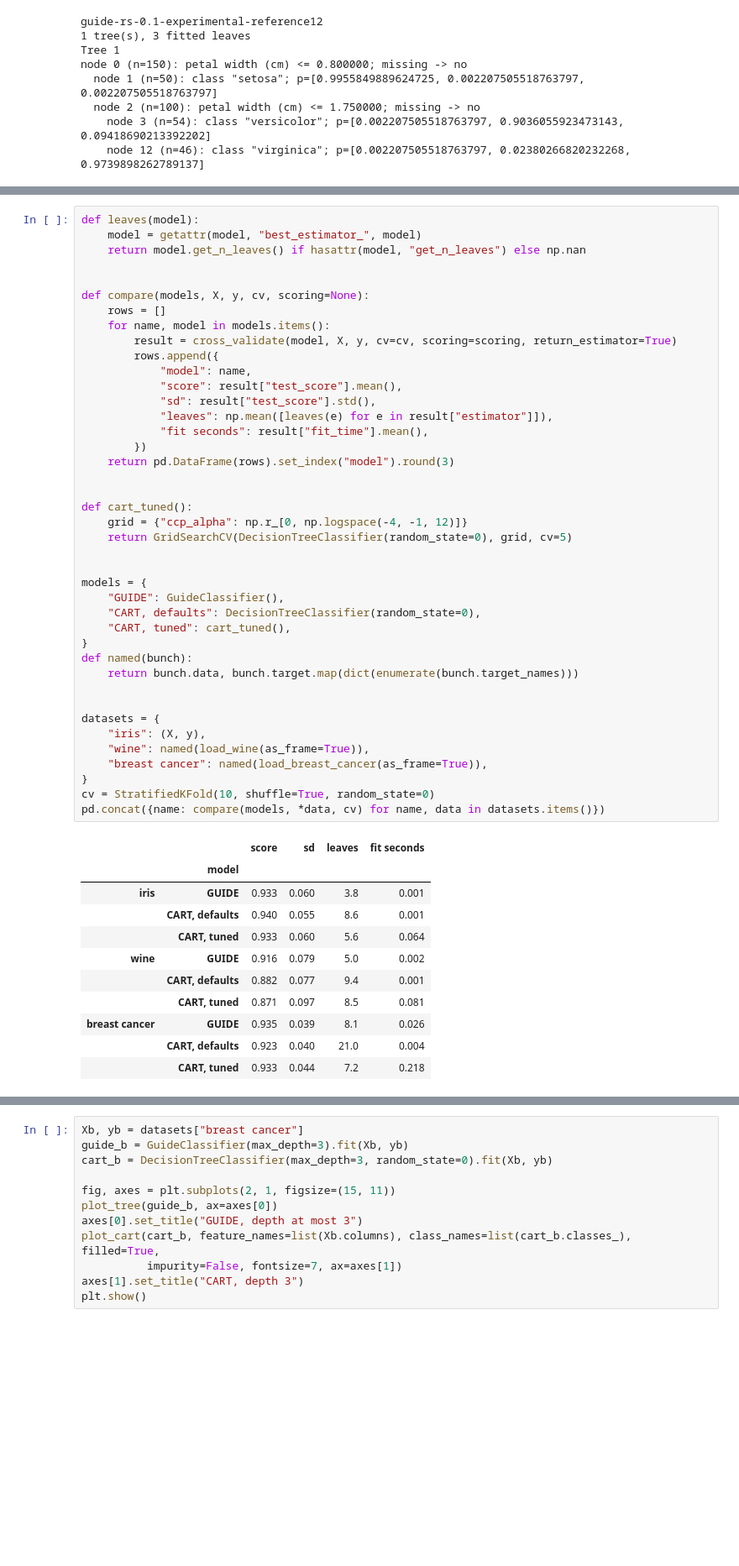
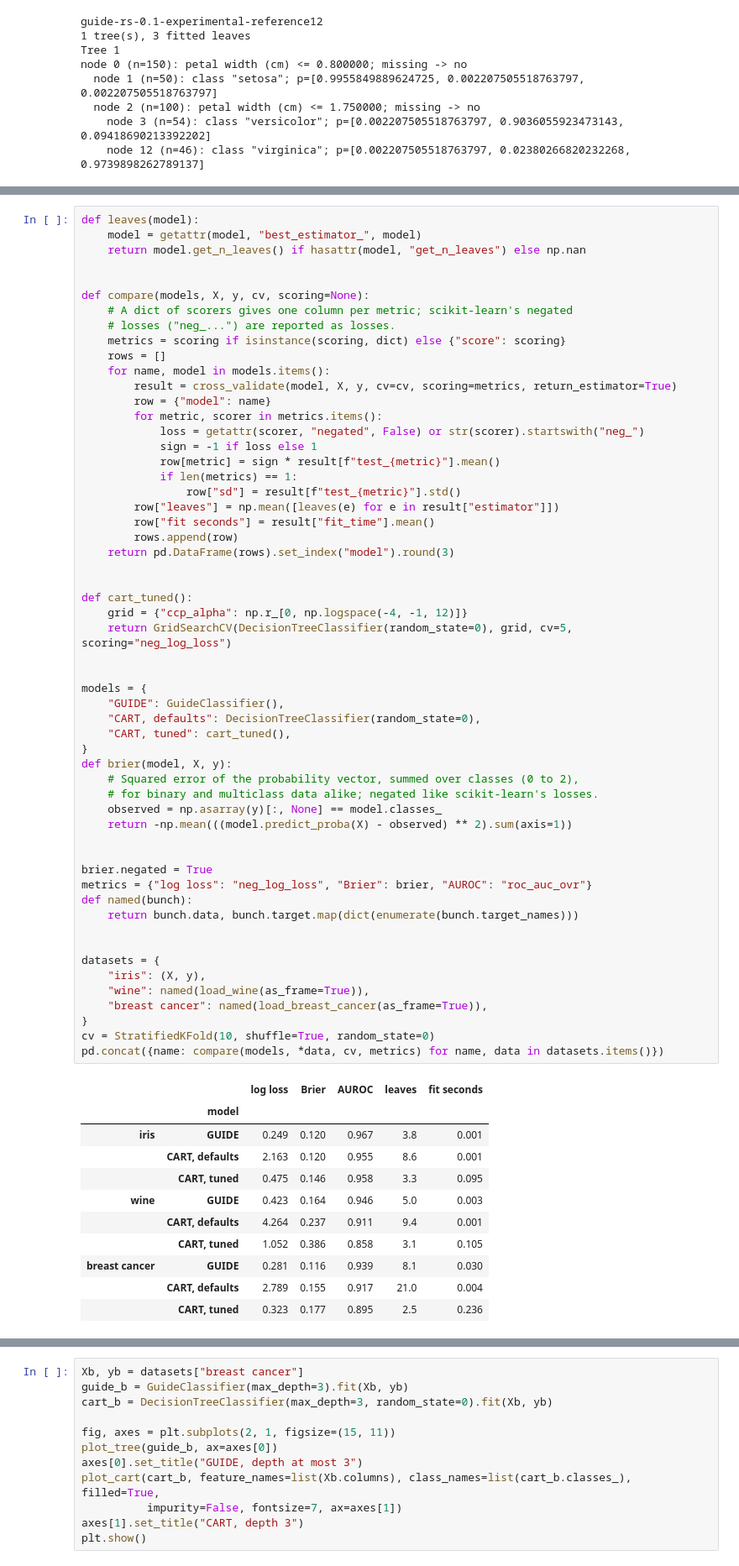
Before and after one commit to bgreenwell/guide-rs, a Jupyter notebook: python/examples/classification.ipynb, the cells around one changed output, grey strips where cells are left out. Shown at 84% size. Saved outputs shown, nothing was run; the diff lists cells and outputs as text; blank space fills up the shorter version.

```diff
--- a/python/examples/classification.ipynb
+++ b/python/examples/classification.ipynb
@@ -62,52 +69,67 @@ def leaves(model):
     model = getattr(model, "best_estimator_", model)
     return model.get_n_leaves() if hasattr(model, "get_n_leaves") else np.nan
 
 
 def compare(models, X, y, cv, scoring=None):
+    # A dict of scorers gives one column per metric; scikit-learn's negated
+    # losses ("neg_...") are reported as losses.
+    metrics = scoring if isinstance(scoring, dict) else {"score": scoring}
     rows = []
     for name, model in models.items():
-        result = cross_validate(model, X, y, cv=cv, scoring=scoring, return_estimator=True)
-        rows.append({
-            "model": name,
-            "score": result["test_score"].mean(),
-            "sd": result["test_score"].std(),
-            "leaves": np.mean([leaves(e) for e in result["estimator"]]),
-            "fit seconds": result["fit_time"].mean(),
-        })
+        result = cross_validate(model, X, y, cv=cv, scoring=metrics, return_estimator=True)
+        row = {"model": name}
+        for metric, scorer in metrics.items():
+            loss = getattr(scorer, "negated", False) or str(scorer).startswith("neg_")
+            sign = -1 if loss else 1
+            row[metric] = sign * result[f"test_{metric}"].mean()
+            if len(metrics) == 1:
+                row["sd"] = result[f"test_{metric}"].std()
+        row["leaves"] = np.mean([leaves(e) for e in result["estimator"]])
+        row["fit seconds"] = result["fit_time"].mean()
+        rows.append(row)
     return pd.DataFrame(rows).set_index("model").round(3)
 
 
 def cart_tuned():
     grid = {"ccp_alpha": np.r_[0, np.logspace(-4, -1, 12)]}
-    return GridSearchCV(DecisionTreeClassifier(random_state=0), grid, cv=5)
+    return GridSearchCV(DecisionTreeClassifier(random_state=0), grid, cv=5, scoring="neg_log_loss")
 
 
 models = {
     "GUIDE": GuideClassifier(),
     "CART, defaults": DecisionTreeClassifier(random_state=0),
     "CART, tuned": cart_tuned(),
 }
+def brier(model, X, y):
+    # Squared error of the probability vector, summed over classes (0 to 2),
+    # for binary and multiclass data alike; negated like scikit-learn's losses.
+    observed = np.asarray(y)[:, None] == model.classes_
+    return -np.mean(((model.predict_proba(X) - observed) ** 2).sum(axis=1))
+
+
+brier.negated = True
+metrics = {"log loss": "neg_log_loss", "Brier": brier, "AUROC": "roc_auc_ovr"}
 def named(bunch):
     return bunch.data, bunch.target.map(dict(enumerate(bunch.target_names)))
 
 
 datasets = {
     "iris": (X, y),
     "wine": named(load_wine(as_frame=True)),
     "breast cancer": named(load_breast_cancer(as_frame=True)),
 }
 cv = StratifiedKFold(10, shuffle=True, random_state=0)
-pd.concat({name: compare(models, *data, cv) for name, data in datasets.items()})
+pd.concat({name: compare(models, *data, cv, metrics) for name, data in datasets.items()})
 # %% [output]
-|  |  | score | sd | leaves | fit seconds |
-|  | model |  |  |  |  |
-| iris | GUIDE | 0.933 | 0.060 | 3.8 | 0.001 |
-|  | CART, defaults | 0.940 | 0.055 | 8.6 | 0.001 |
-|  | CART, tuned | 0.933 | 0.060 | 5.6 | 0.064 |
-| wine | GUIDE | 0.916 | 0.079 | 5.0 | 0.002 |
-|  | CART, defaults | 0.882 | 0.077 | 9.4 | 0.001 |
-|  | CART, tuned | 0.871 | 0.097 | 8.5 | 0.081 |
-| breast cancer | GUIDE | 0.935 | 0.039 | 8.1 | 0.026 |
-|  | CART, defaults | 0.923 | 0.040 | 21.0 | 0.004 |
-|  | CART, tuned | 0.933 | 0.044 | 7.2 | 0.218 |
+|  |  | log loss | Brier | AUROC | leaves | fit seconds |
+|  | model |  |  |  |  |  |
+| iris | GUIDE | 0.249 | 0.120 | 0.967 | 3.8 | 0.001 |
+|  | CART, defaults | 2.163 | 0.120 | 0.955 | 8.6 | 0.001 |
+|  | CART, tuned | 0.475 | 0.146 | 0.958 | 3.3 | 0.095 |
+| wine | GUIDE | 0.423 | 0.164 | 0.946 | 5.0 | 0.003 |
+|  | CART, defaults | 4.264 | 0.237 | 0.911 | 9.4 | 0.001 |
+|  | CART, tuned | 1.052 | 0.386 | 0.858 | 3.1 | 0.105 |
+| breast cancer | GUIDE | 0.281 | 0.116 | 0.939 | 8.1 | 0.030 |
+|  | CART, defaults | 2.789 | 0.155 | 0.917 | 21.0 | 0.004 |
+|  | CART, tuned | 0.323 | 0.177 | 0.895 | 2.5 | 0.236 |
 # %% [markdown]
```
Also changed, not shown: parts of 10 cells of this notebook, 3 other files.
